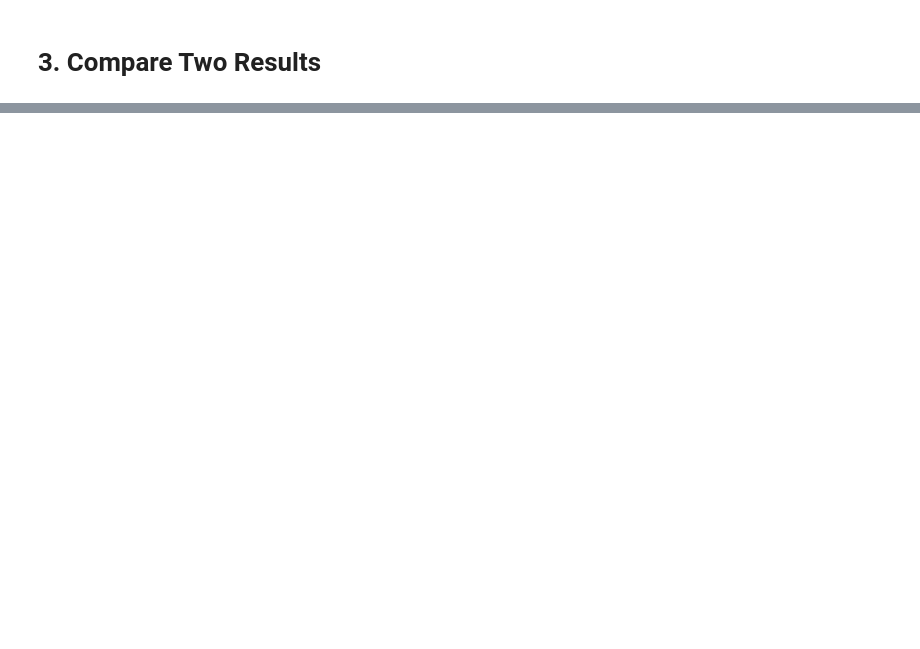
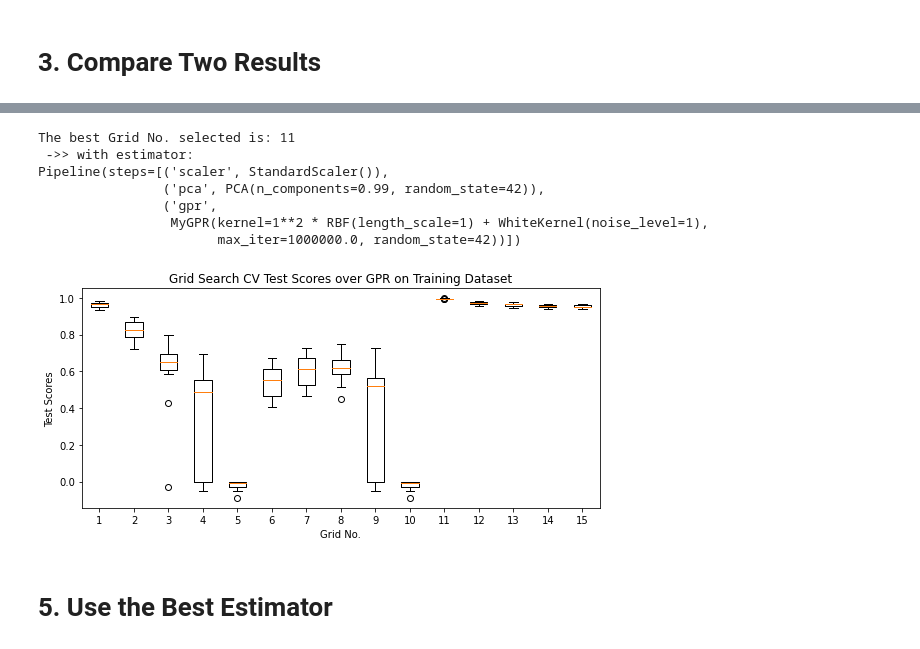
Before and after one commit to Chao8219/scikit_learn_showcase, a Jupyter notebook: jupyter_notebooks/pipeline_construction.ipynb, the cells around one changed output, grey strips where cells are left out. Drawn from its saved outputs; the diff is of its cells as text; code cells hidden in the pictures; blank space fills up the shorter version.

```diff
--- a/jupyter_notebooks/pipeline_construction.ipynb
+++ b/jupyter_notebooks/pipeline_construction.ipynb
@@ -130,0 +186,10 @@ plt.tight_layout()
+# %%
+# make an list for the possible component number we may try
+component_num_list = [0.99, 0.95, 0.90, 0.85, 0.80]
+
+# make a list for the possible kernels we can use for GPR
+kernel_list = [
+    RBF(length_scale=1.0),
+    ConstantKernel(constant_value=1)*RBF(length_scale=1.0),
+    ConstantKernel(constant_value=1)*RBF(length_scale=1.0)+WhiteKernel()
+]
@@ -130,0 +236,32 @@ plt.tight_layout()
+# %%
+cv_results_df = pd.DataFrame(gpr_gscv.cv_results_)
+
+split_scores_arr = np.zeros((gpr_gscv.n_features_in_, gpr_gscv.n_splits_))
+
+for i_split in range(gpr_gscv.n_splits_):
+    split_scores_arr[:, i_split] = gpr_gscv.cv_results_['split'+str(i_split)+'_test_score']
+# %%
+fig, ax = plt.subplots(figsize=(8, 4))
+
+ax.boxplot(split_scores_arr.T)
+
+ax.set_title('Grid Search CV Test Scores over GPR on Training Dataset')
+ax.set_ylabel('Test Scores')
+ax.set_xlabel('Grid No.')
+
+plt.tight_layout()
+
+print('The best Grid No. selected is: '+str(gpr_gscv.best_index_+1))
+print(' ->> with estimator: ')
+print(gpr_gscv.best_estimator_)
+# %% [output]
+The best Grid No. selected is: 11
+ ->> with estimator:
+Pipeline(steps=[('scaler', StandardScaler()),
+                ('pca', PCA(n_components=0.99, random_state=42)),
+                ('gpr',
+                 MyGPR(kernel=1**2 * RBF(length_scale=1) + WhiteKernel(noise_level=1),
+                       max_iter=1000000.0, random_state=42))])
+[figure, added]
+# %% [markdown]
+# 5. Use the Best Estimator
```
Also changed, not shown: parts of 15 cells of this notebook.
